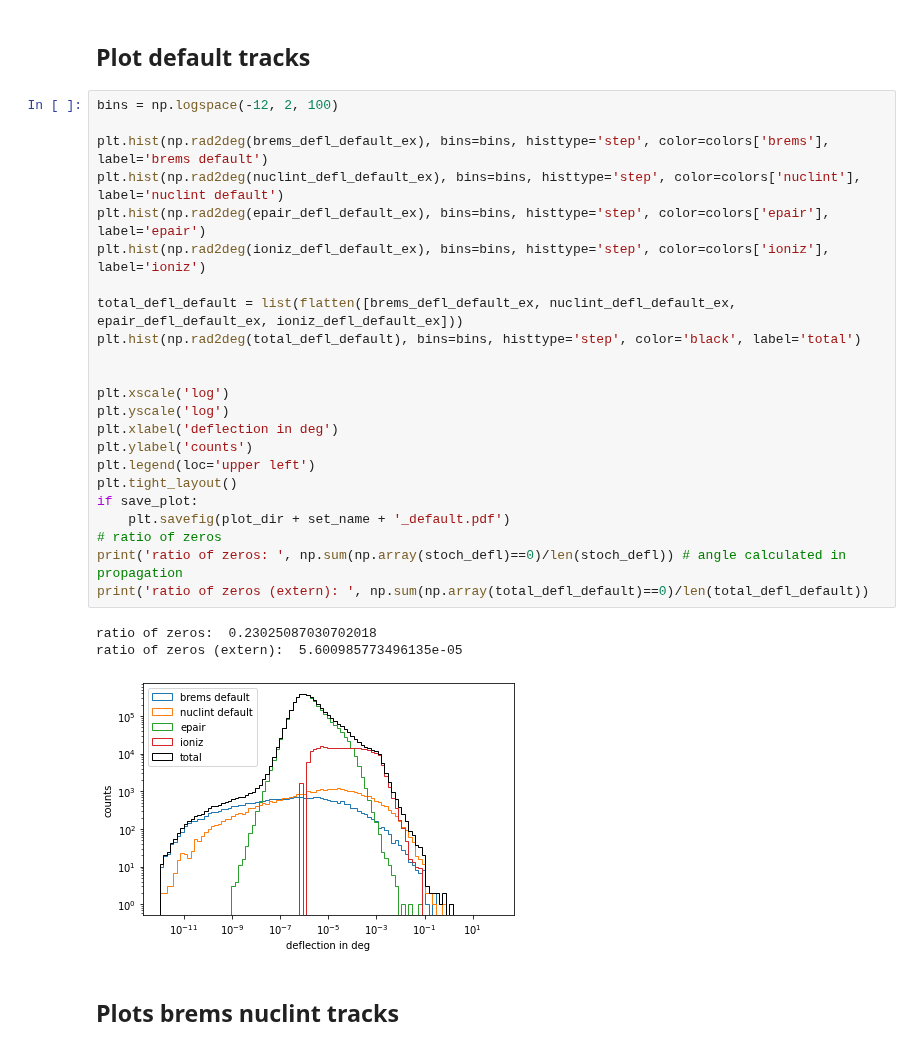
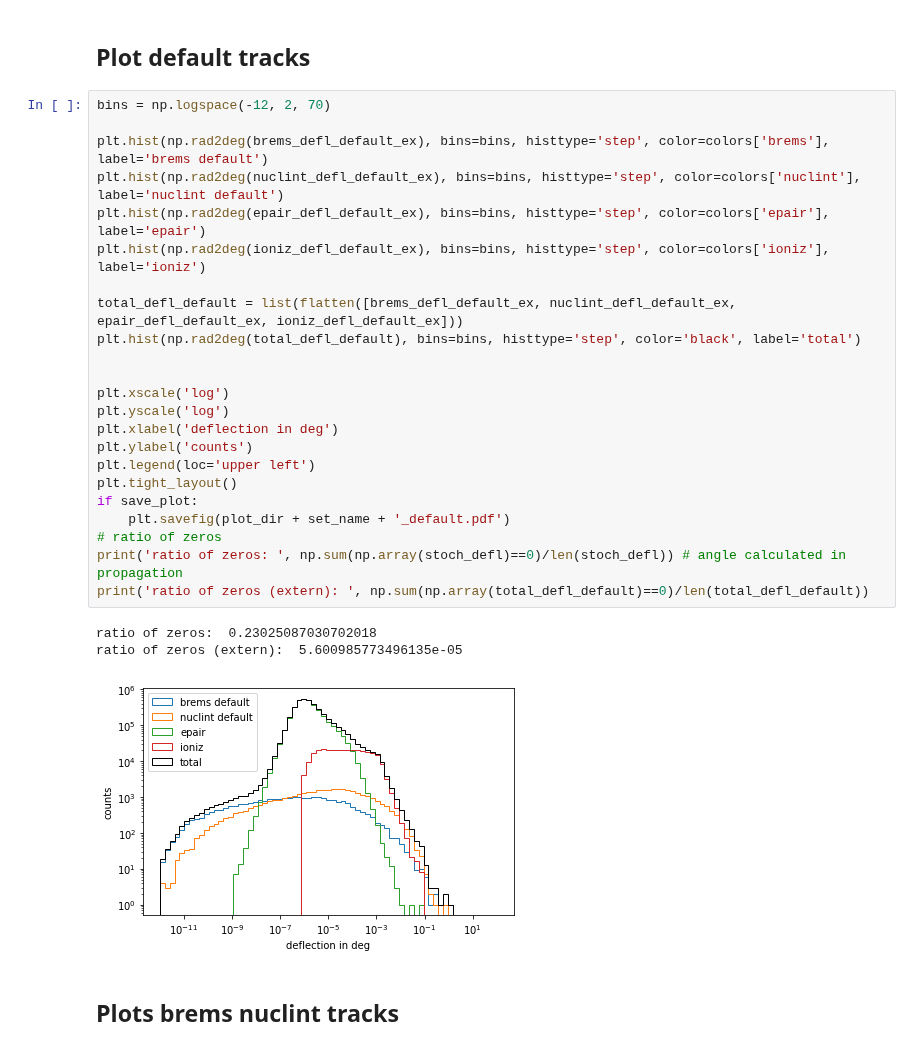
Before and after one commit to pascalgutjahr/muon-deflection-paper, a Jupyter notebook: deflection/deflection_along_sampling.ipynb, the cells around one changed output. Drawn from its saved outputs; the diff is of its cells as text.

Commit message:
finish defl along plot

```diff
--- a/deflection/deflection_along_sampling.ipynb
+++ b/deflection/deflection_along_sampling.ipynb
@@ -439,32 +441,32 @@ for e, e_loss in zip(tqdm(ioniz_e), ioniz_loss):
 # %% [markdown]
 ## Plot default tracks
 # %%
-bins = np.logspace(-12, 2, 100)
+bins = np.logspace(-12, 2, 70)
 
 plt.hist(np.rad2deg(brems_defl_default_ex), bins=bins, histtype='step', color=colors['brems'], label='brems default')
 plt.hist(np.rad2deg(nuclint_defl_default_ex), bins=bins, histtype='step', color=colors['nuclint'], label='nuclint default')
 plt.hist(np.rad2deg(epair_defl_default_ex), bins=bins, histtype='step', color=colors['epair'], label='epair')
 plt.hist(np.rad2deg(ioniz_defl_default_ex), bins=bins, histtype='step', color=colors['ioniz'], label='ioniz')
 
 total_defl_default = list(flatten([brems_defl_default_ex, nuclint_defl_default_ex, epair_defl_default_ex, ioniz_defl_default_ex]))
 plt.hist(np.rad2deg(total_defl_default), bins=bins, histtype='step', color='black', label='total')
 
 
 plt.xscale('log')
 plt.yscale('log')
 plt.xlabel('deflection in deg')
 plt.ylabel('counts')
 plt.legend(loc='upper left')
 plt.tight_layout()
 if save_plot:
     plt.savefig(plot_dir + set_name + '_default.pdf')
 # ratio of zeros
 print('ratio of zeros: ', np.sum(np.array(stoch_defl)==0)/len(stoch_defl)) # angle calculated in propagation
 print('ratio of zeros (extern): ', np.sum(np.array(total_defl_default)==0)/len(total_defl_default))
 # %% [output]
 ratio of zeros:  0.23025087030702018
 ratio of zeros (extern):  5.600985773496135e-05
-[figure, old version]
+[figure, new version]
 # %% [markdown]
 ## Plots brems nuclint tracks
 # %%
```
Also changed, not shown: parts of 2 cells of this notebook.
